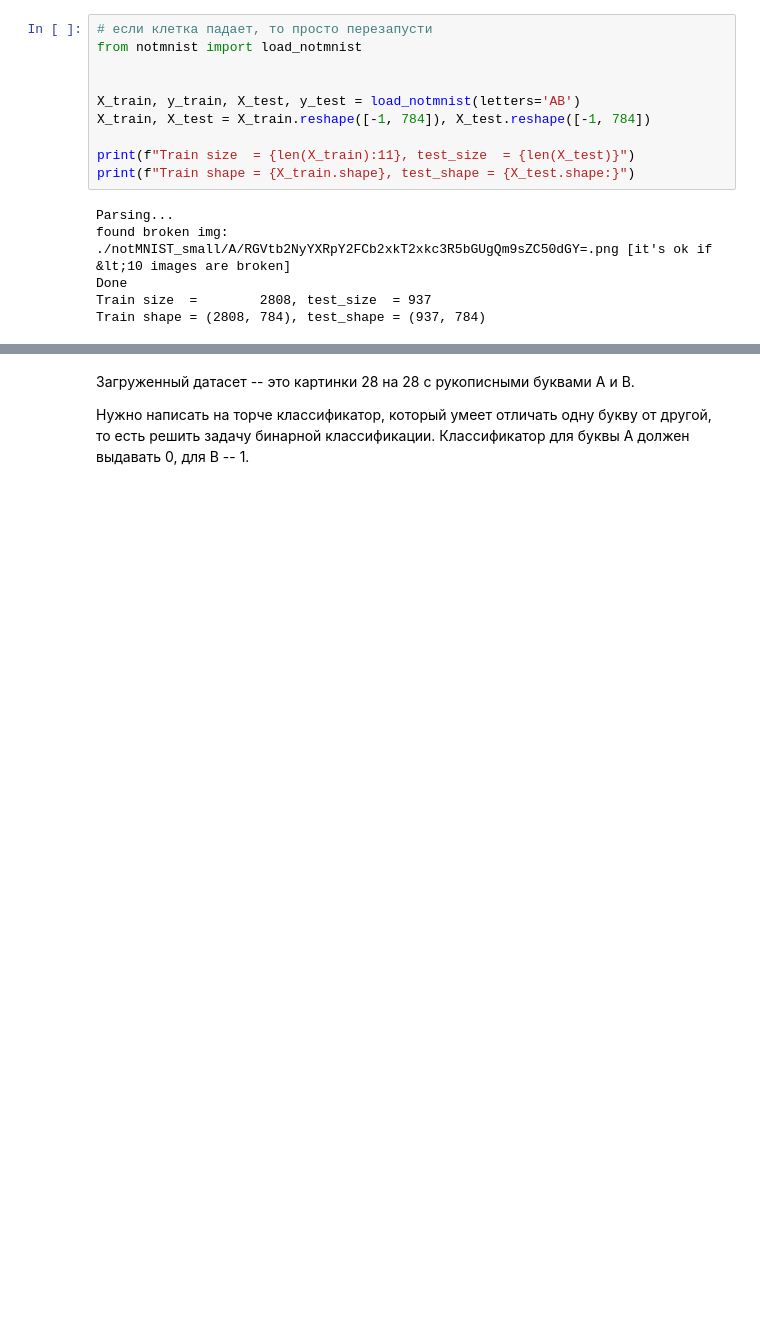
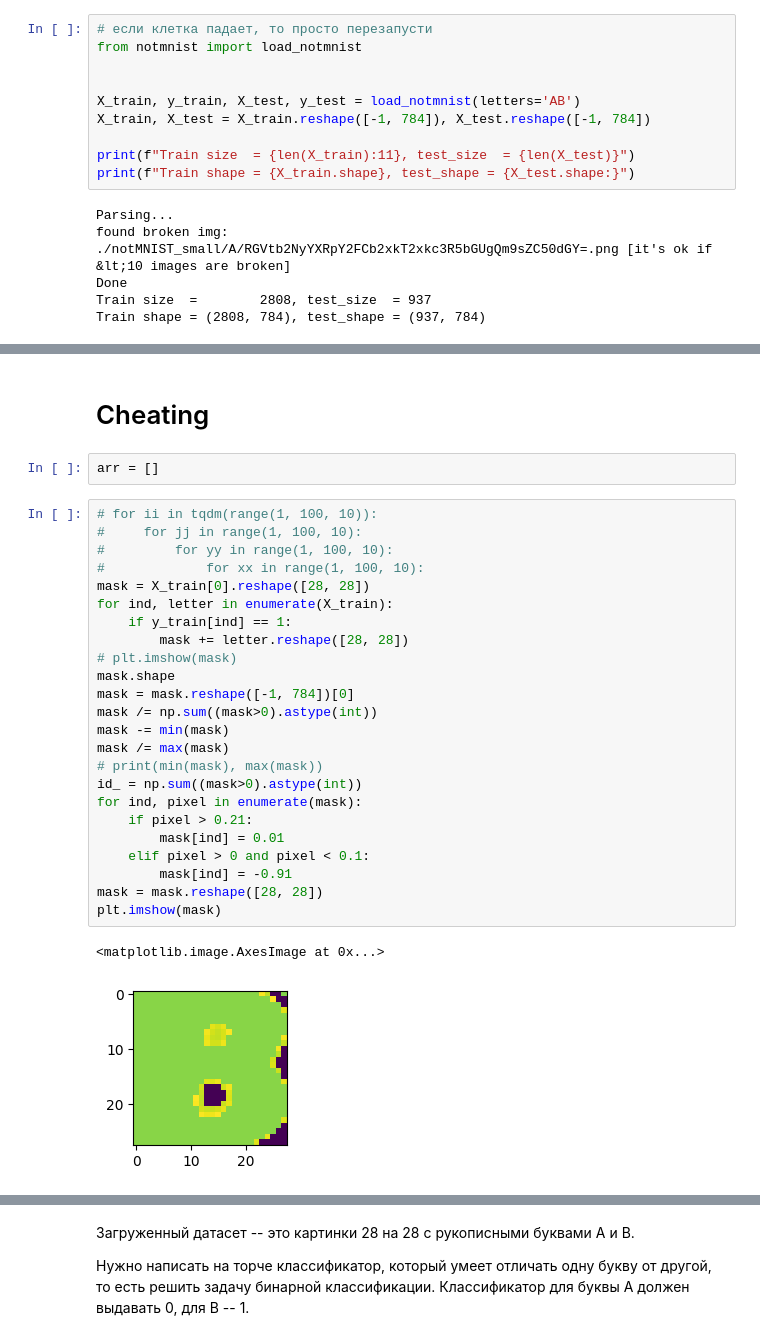
Before and after one commit to GSKW/ML, a Jupyter notebook: practice/mlp.ipynb, the cells around one changed output, grey strips where cells are left out. Cells and saved outputs as stored; diff of their text form; blank space fills up the shorter version.

```diff
--- a/practice/mlp.ipynb
+++ b/practice/mlp.ipynb
@@ -31,0 +36,31 @@ for i, ind in enumerate(indeces):
+# %% [markdown]
+# Cheating
+# %%
+arr = []
+# %%
+# for ii in tqdm(range(1, 100, 10)):
+#     for jj in range(1, 100, 10):
+#         for yy in range(1, 100, 10):
+#             for xx in range(1, 100, 10):
+mask = X_train[0].reshape([28, 28])
+for ind, letter in enumerate(X_train):
+    if y_train[ind] == 1:
+        mask += letter.reshape([28, 28])
+# plt.imshow(mask)
+mask.shape
+mask = mask.reshape([-1, 784])[0]
+mask /= np.sum((mask>0).astype(int))
+mask -= min(mask)
+mask /= max(mask)
+# print(min(mask), max(mask))
+id_ = np.sum((mask>0).astype(int))
+for ind, pixel in enumerate(mask):
+    if pixel > 0.21:
+        mask[ind] = 0.01
+    elif pixel > 0 and pixel < 0.1:
+        mask[ind] = -0.91
+mask = mask.reshape([28, 28])
+plt.imshow(mask)
+# %% [output]
+<matplotlib.image.AxesImage at 0x...>
+[figure, added]
```
Also changed, not shown: parts of 25 cells of this notebook, 2 other files.
